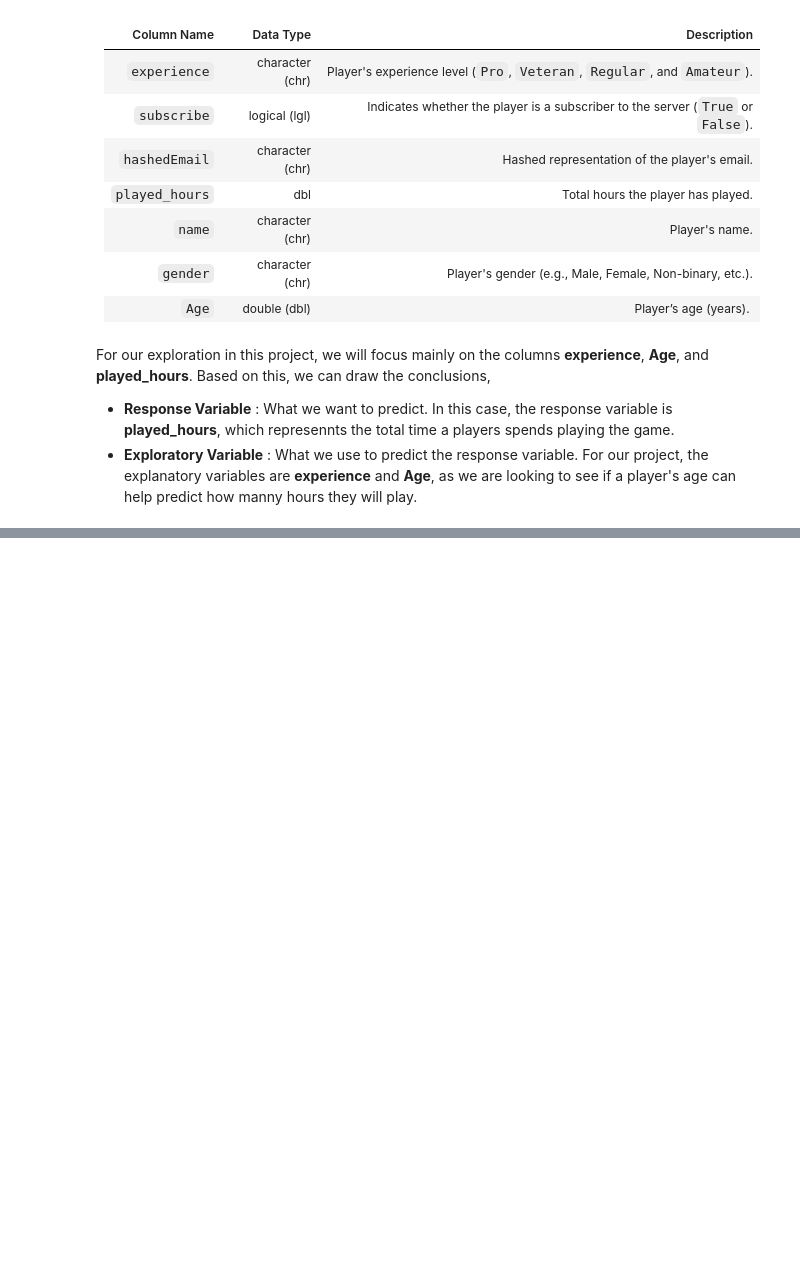
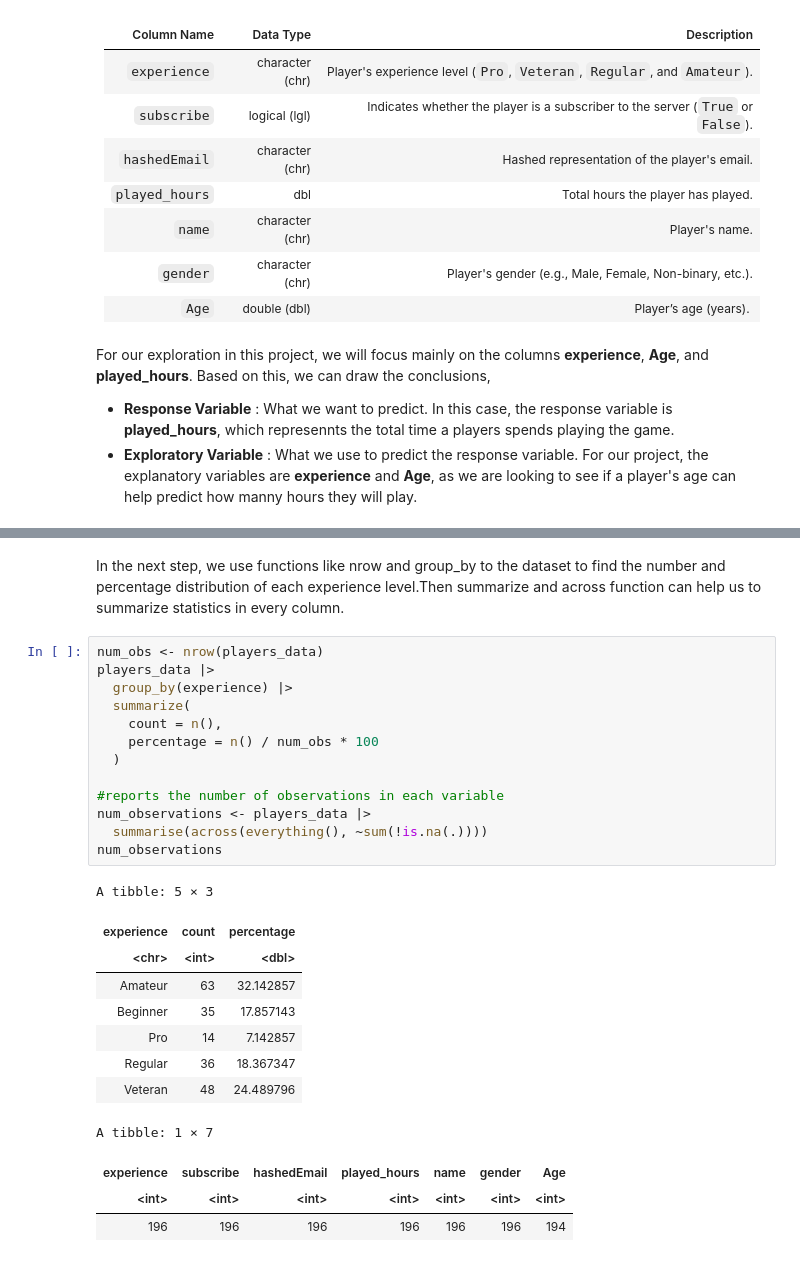
Before and after one commit to amberer60s/DSCI-100---Group-Project, a Jupyter notebook: Data Sciene Project (Final).ipynb, the cells around one changed output, grey strips where cells are left out. Saved outputs shown, nothing was run; the diff lists cells and outputs as text; blank space fills up the shorter version.

```diff
--- a/Data Sciene Project (Final).ipynb
+++ b/Data Sciene Project (Final).ipynb
@@ -81,0 +95,28 @@ For our exploration in this project, we will focus mainly on the columns **exper
+# %% [markdown]
+In the next step, we use functions like nrow and group_by to the dataset to find the number and percentage distribution of each experience level.Then summarize and across function can help us to summarize statistics in every column.
+# %%
+num_obs <- nrow(players_data)
+players_data |>
+  group_by(experience) |>
+  summarize(
+    count = n(),
+    percentage = n() / num_obs * 100
+  )
+
+#reports the number of observations in each variable
+num_observations <- players_data |>
+  summarise(across(everything(), ~sum(!is.na(.))))
+num_observations
+# %% [output]
+A tibble: 5 × 3
+| experience | count | percentage |
+| <chr> | <int> | <dbl> |
+| Amateur | 63 | 32.142857 |
+| Beginner | 35 | 17.857143 |
+| Pro | 14 | 7.142857 |
+| Regular | 36 | 18.367347 |
+| Veteran | 48 | 24.489796 |
+A tibble: 1 × 7
+| experience | subscribe | hashedEmail | played_hours | name | gender | Age |
+| <int> | <int> | <int> | <int> | <int> | <int> | <int> |
+| 196 | 196 | 196 | 196 | 196 | 196 | 194 |
```
Also changed, not shown: parts of 11 cells of this notebook.
